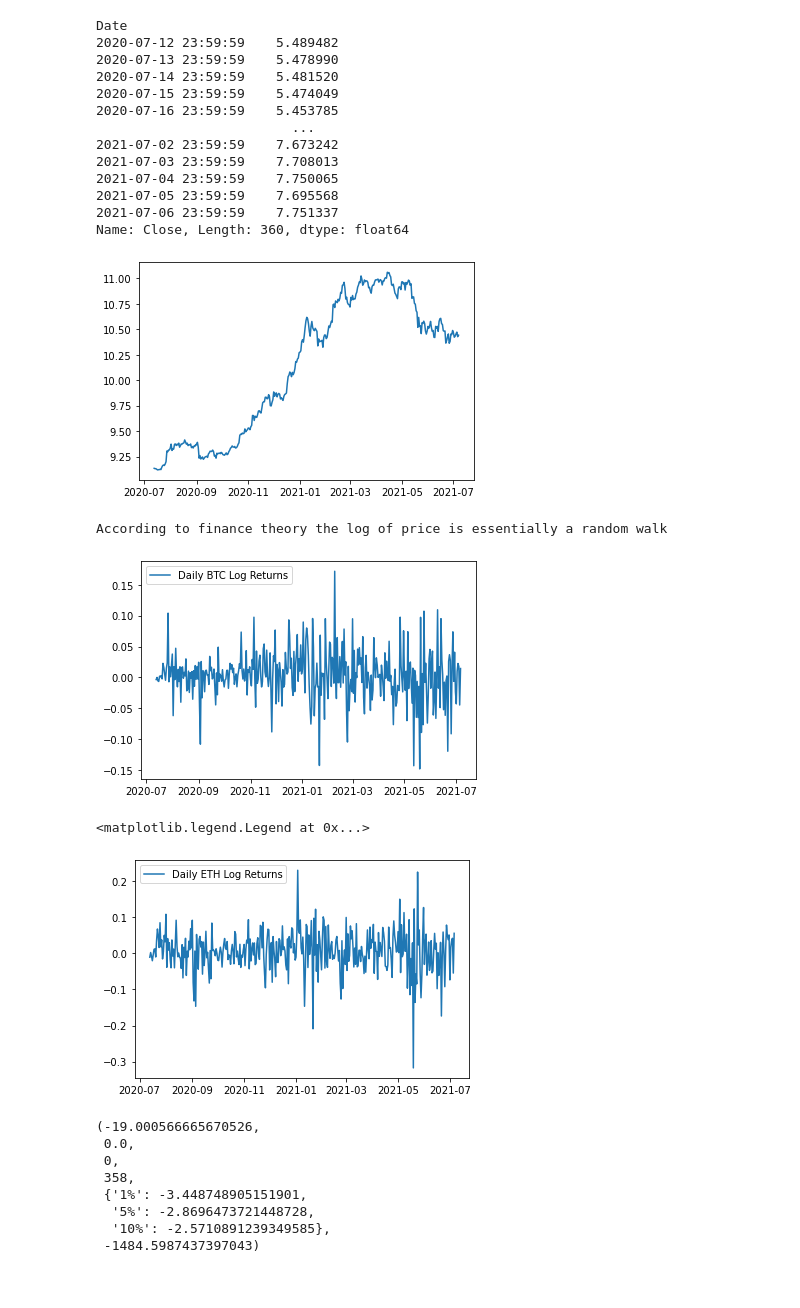
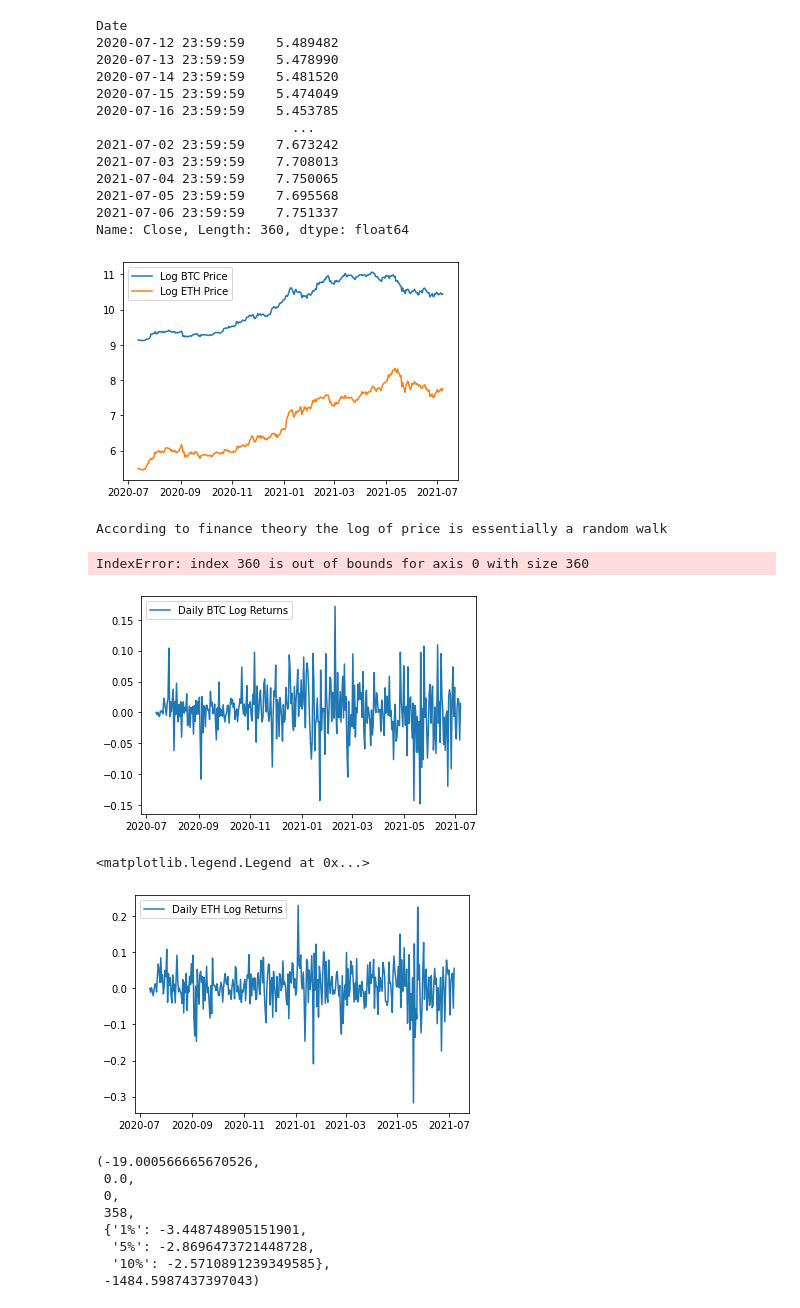
Before and after one commit to DataTortuga/crypto-pair-trade-analysis, a Jupyter notebook: BTC-ETH-Pair-Trade/BTC-ETH-Pair-Trade2.ipynb, the cells around one changed output. Drawn from its saved outputs; the diff is of its cells as text; code cells hidden in the pictures.

```diff
--- a/BTC-ETH-Pair-Trade/BTC-ETH-Pair-Trade2.ipynb
+++ b/BTC-ETH-Pair-Trade/BTC-ETH-Pair-Trade2.ipynb
@@ -231,33 +231,37 @@ Date
 2021-07-06 23:59:59    7.751337
 Name: Close, Length: 360, dtype: float64
 # %%
-numpy.log.htmlplt.plot(log_close_btc.index,log_close_btc)
+plt.plot(log_close_btc.index,log_close_btc, label="Log BTC Price")
+plt.plot(log_close_eth.index,log_close_eth, label="Log ETH Price")
+plt.legend()
 plt.show()
 print("According to finance theory the log of price is essentially a random walk")
 # %% [output]
-[figure, old version]
+[figure, new version]
 According to finance theory the log of price is essentially a random walk
 # %%
-spread_btc = []
-spread_eth = []
+spread_btc = [0]
+spread_eth = [0]
 for i in range(len(log_close_btc)):
     if i+1 > len(log_close_btc)-1:
         break
 
     spread_btc.append(log_close_btc[i+1]-log_close_btc[i])
     spread_eth.append(log_close_eth[i+1]-log_close_eth[i])
+# %% [output]
+IndexError: index 360 is out of bounds for axis 0 with size 360
 # %%
-plt.plot(log_close_btc.index[:-1],spread_btc, label='Daily BTC Log Returns')
+plt.plot(log_close_btc.index[:],spread_btc, label='Daily BTC Log Returns')
 plt.legend()
 plt.show()
 # %% [output]
-[figure, old version]
+[figure, new version]
 # %%
-plt.plot(log_close_eth.index[:-1],spread_eth, label='Daily ETH Log Returns')
+plt.plot(log_close_eth.index[:],spread_eth, label='Daily ETH Log Returns')
 plt.legend()
 # %% [output]
 <matplotlib.legend.Legend at 0x...>
-[figure, old version]
+[figure, new version]
 # %%
 import statsmodels.api as sm
 import statsmodels.tsa.stattools as ts
```
Also changed, not shown: parts of 9 cells of this notebook.
